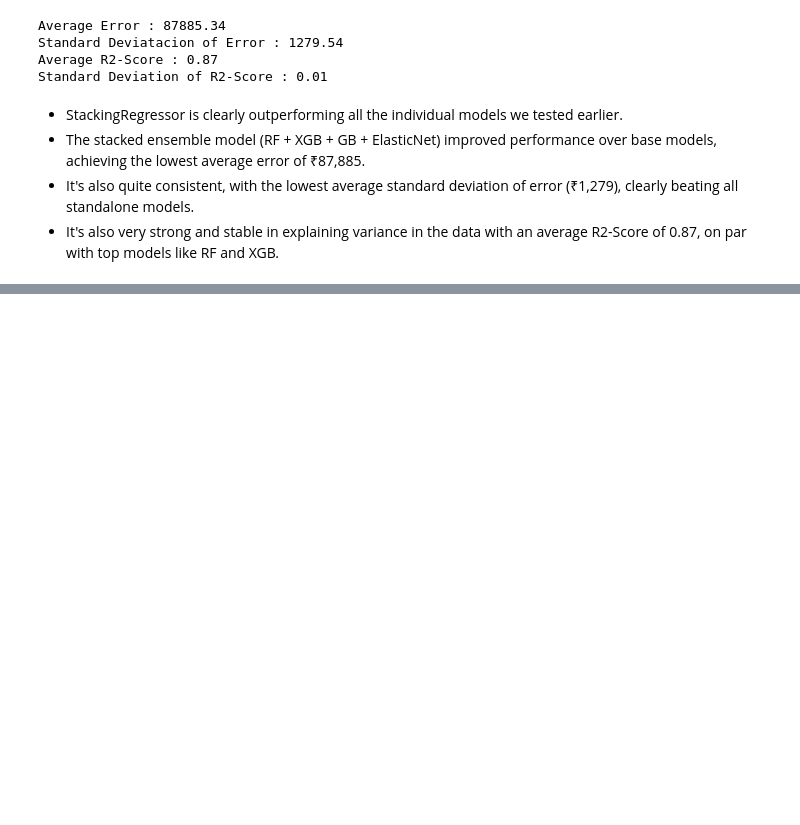
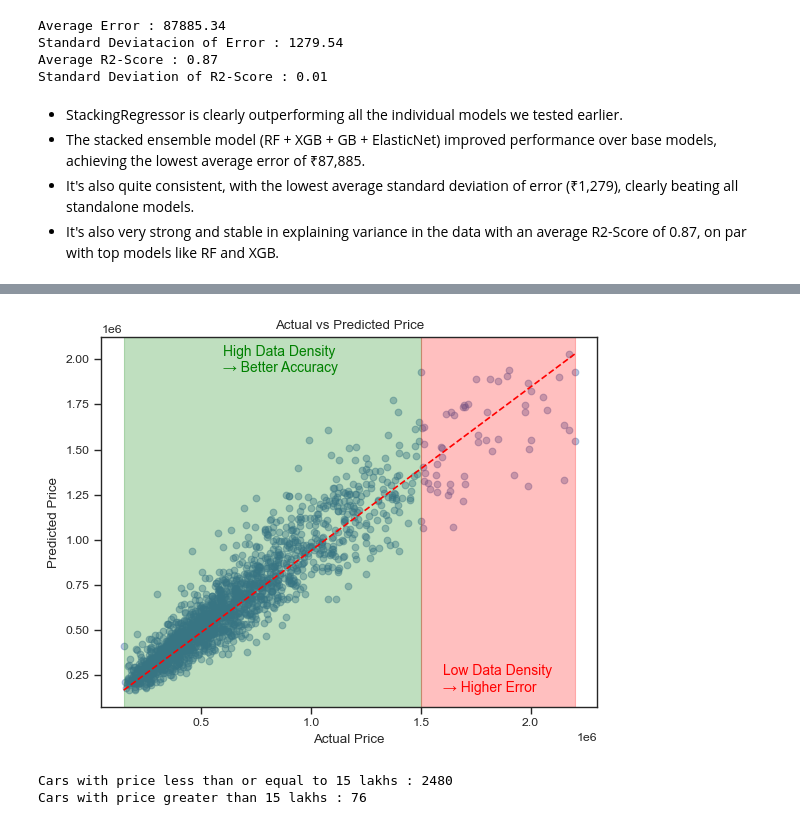
Before and after one commit to TheMrityunjayPathak/AutoIQ, a Jupyter notebook: notebooks/step_4_model_building.ipynb, the cells around one changed output, grey strips where cells are left out. Drawn from its saved outputs; the diff is of its cells as text; code cells hidden in the pictures; blank space fills up the shorter version.

```diff
--- a/notebooks/step_4_model_building.ipynb
+++ b/notebooks/step_4_model_building.ipynb
@@ -275,0 +314,23 @@ Standard Deviation of R2-Score : 0.01
+# %%
+# Region with consistent and accurate predictions (Green : price < 15 lakhs)
+# Region with more variation in predictions (Red : price > 15 lakhs)
+plt.scatter(y_train, y_pred, alpha=0.4)
+plt.plot([y_train.min(), y_train.max()], [y_pred.min(), y_pred.max()], color='red', linestyle='--')
+plt.axvspan(xmin=y_train.min(), xmax=1500000, alpha=0.25, color='green')
+plt.axvspan(xmin=1500000, xmax=y_train.max(), alpha=0.25, color='red')
+plt.text(600000, max(y_pred)*0.95, 'High Data Density\n→ Better Accuracy',
+         fontsize=10, color='green')
+plt.text(1600000, min(y_pred)*0.95, 'Low Data Density\n→ Higher Error',
+         fontsize=10, color='red')
+plt.xlabel("Actual Price")
+plt.ylabel("Predicted Price")
+plt.title("Actual vs Predicted Price")
+plt.show()
+# %% [output]
+[figure, added]
+# %%
+print(f'Cars with price less than or equal to 15 lakhs : {len(cars[cars['price'] <= 1500000])}')
+print(f'Cars with price greater than 15 lakhs : {len(cars[cars['price'] > 1500000])}')
+# %% [output]
+Cars with price less than or equal to 15 lakhs : 2480
+Cars with price greater than 15 lakhs : 76
```
Also changed, not shown: parts of 11 cells of this notebook.
